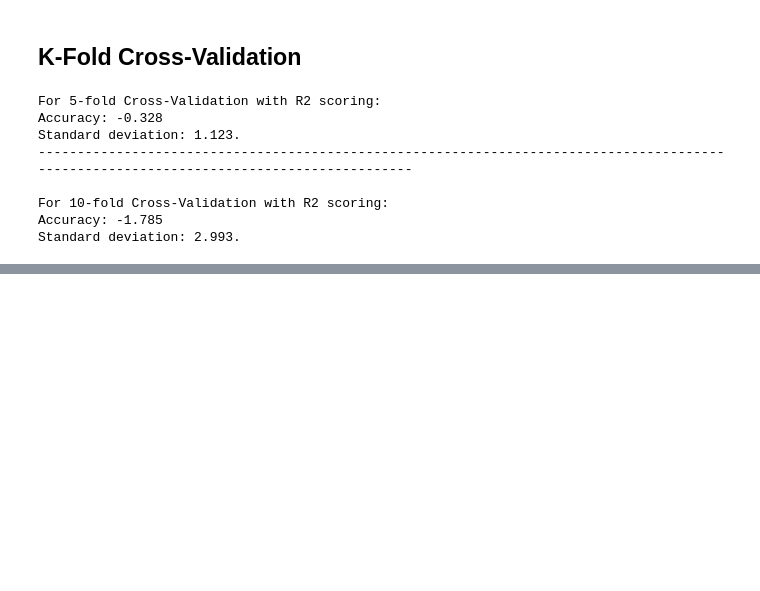
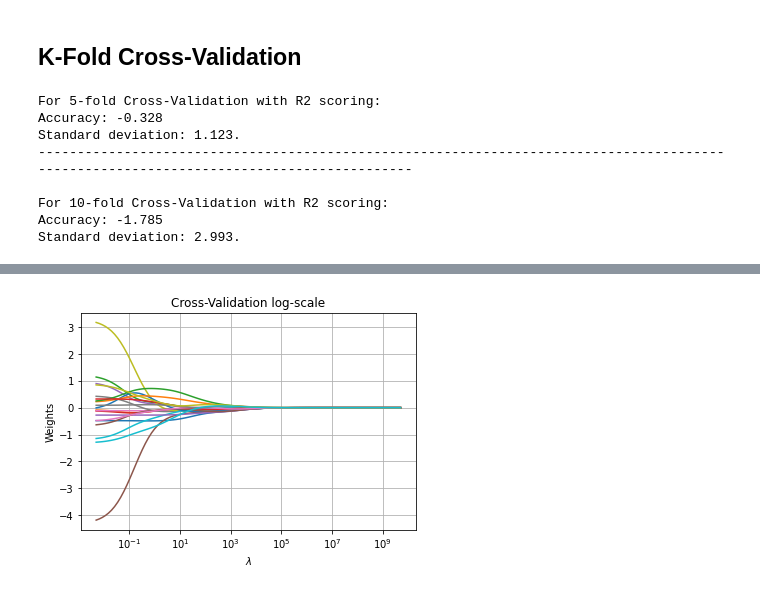
Before and after one commit to lucasabdalah/Exploratory-Data-Analisys, a Jupyter notebook: code/hw2/data_regression.ipynb, the cells around one changed output, grey strips where cells are left out. Drawn from its saved outputs; the diff is of its cells as text; code cells hidden in the pictures; blank space fills up the shorter version.

```diff
--- a/code/hw2/data_regression.ipynb
+++ b/code/hw2/data_regression.ipynb
@@ -354,0 +390,13 @@ Standard deviation: 2.993.
+# %%
+
+ax = plt.gca()
+ax.plot(alphas, weights)
+ax.set_xscale('log')
+plt.axis('tight')
+plt.xlabel('$\lambda$')
+#plt.ylim(inf_lim, sup_lim)
+plt.ylabel('Weights')
+plt.title('Cross-Validation log-scale')
+plt.grid()
+# %% [output]
+[figure, added]
```
Also changed, not shown: parts of 7 cells of this notebook.
